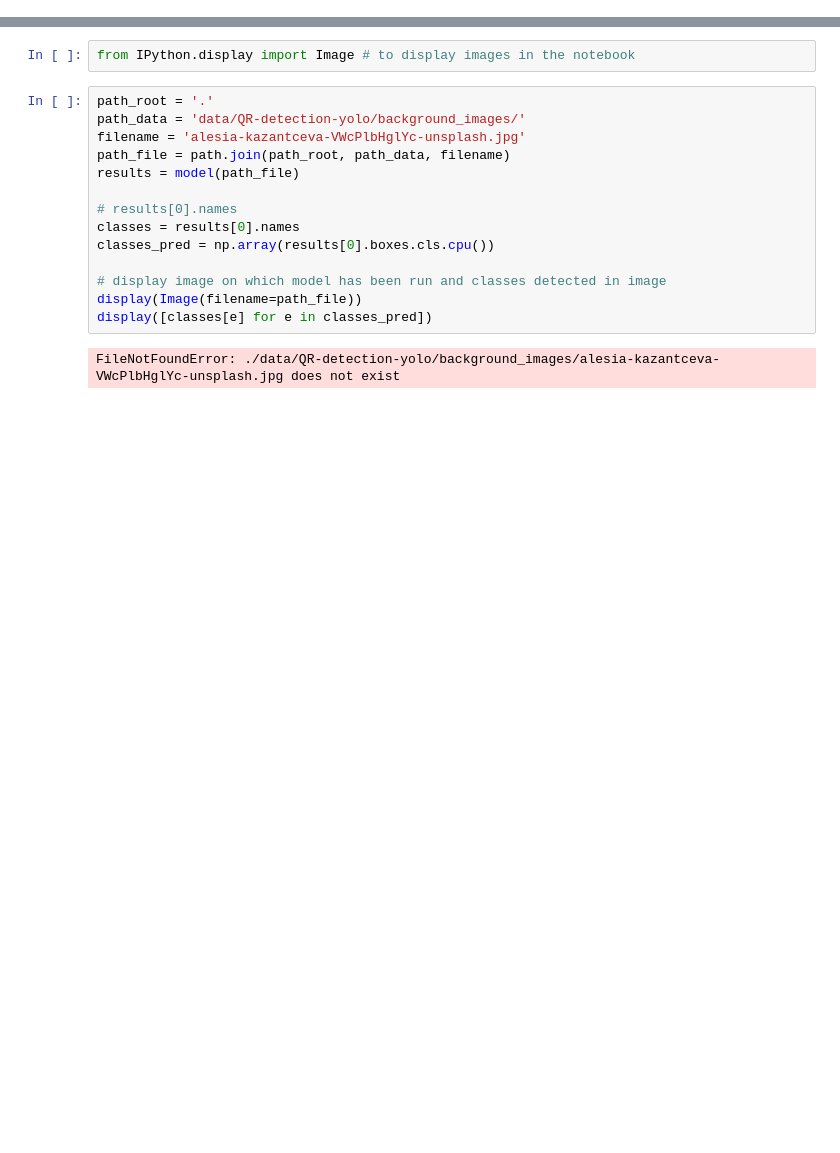
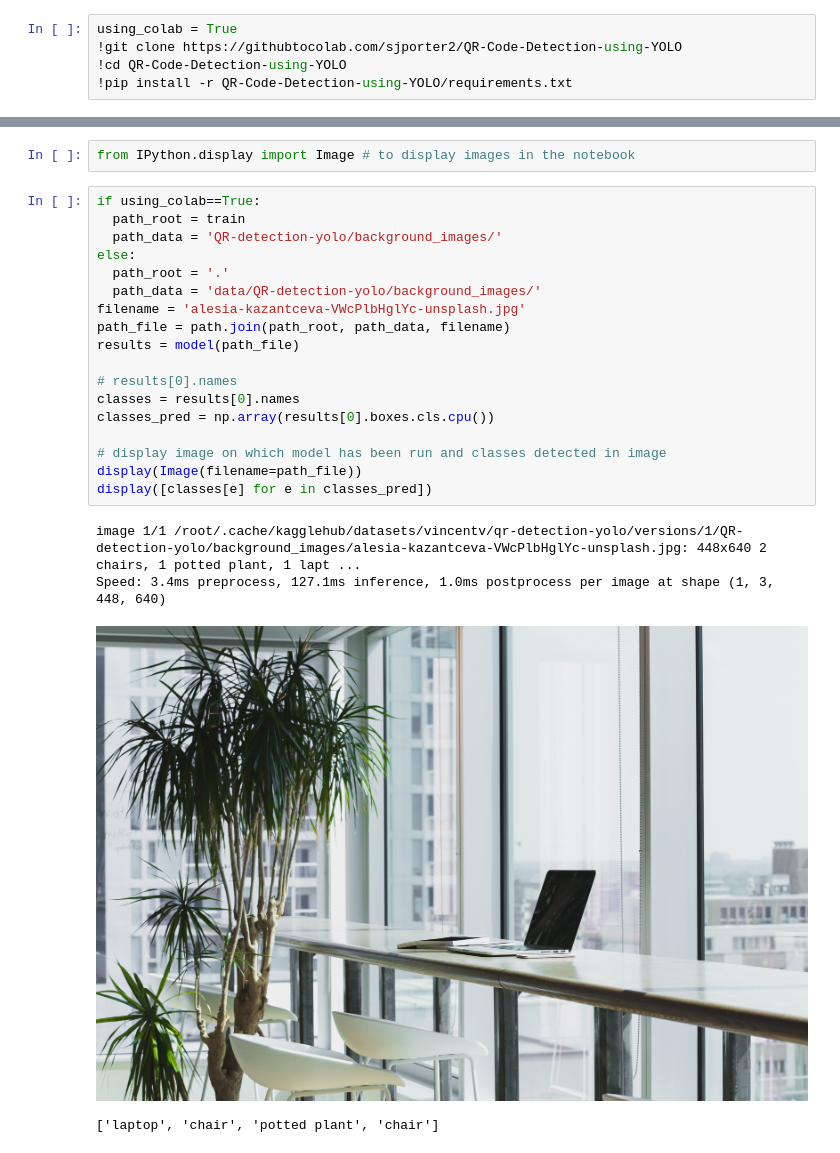
Before and after one commit to sjporter2/QR-Code-Detection-using-YOLO, a Jupyter notebook: main.ipynb, the cells around one changed output, grey strips where cells are left out. Cells and saved outputs as stored; diff of their text form; blank space fills up the shorter version.

```diff
--- a/main.ipynb
+++ b/main.ipynb
@@ -39,0 +19,5 @@ from os import path # use this library to avoid Operating System specific file p
+# %%
+using_colab = True
+!git clone https://githubtocolab.com/sjporter2/QR-Code-Detection-using-YOLO
+!cd QR-Code-Detection-using-YOLO
+!pip install -r QR-Code-Detection-using-YOLO/requirements.txt
@@ -84,18 +79,25 @@ YOLOv8n summary: 129 layers, 3,157,200 parameters, 0 gradients, 8.9 GFLOPs
 # %%
 from IPython.display import Image # to display images in the notebook
 # %%
-path_root = '.'
-path_data = 'data/QR-detection-yolo/background_images/'
+if using_colab==True:
+  path_root = train
+  path_data = 'QR-detection-yolo/background_images/'
+else:
+  path_root = '.'
+  path_data = 'data/QR-detection-yolo/background_images/'
 filename = 'alesia-kazantceva-VWcPlbHglYc-unsplash.jpg'
 path_file = path.join(path_root, path_data, filename)
 results = model(path_file)
 
 # results[0].names
 classes = results[0].names
 classes_pred = np.array(results[0].boxes.cls.cpu())
 
 # display image on which model has been run and classes detected in image
 display(Image(filename=path_file))
 display([classes[e] for e in classes_pred])
 # %% [output]
-FileNotFoundError: ./data/QR-detection-yolo/background_images/alesia-kazantceva-VWcPlbHglYc-unsplash.jpg does not exist
+image 1/1 /root/.cache/kagglehub/datasets/vincentv/qr-detection-yolo/versions/1/QR-detection-yolo/background_images/alesia-kazantceva-VWcPlbHglYc-unsplash.jpg: 448x640 2 chairs, 1 potted plant, 1 lapt ...
+Speed: 3.4ms preprocess, 127.1ms inference, 1.0ms postprocess per image at shape (1, 3, 448, 640)
+[figure, added]
+['laptop', 'chair', 'potted plant', 'chair']
```
Also changed, not shown: parts of 8 cells of this notebook.
